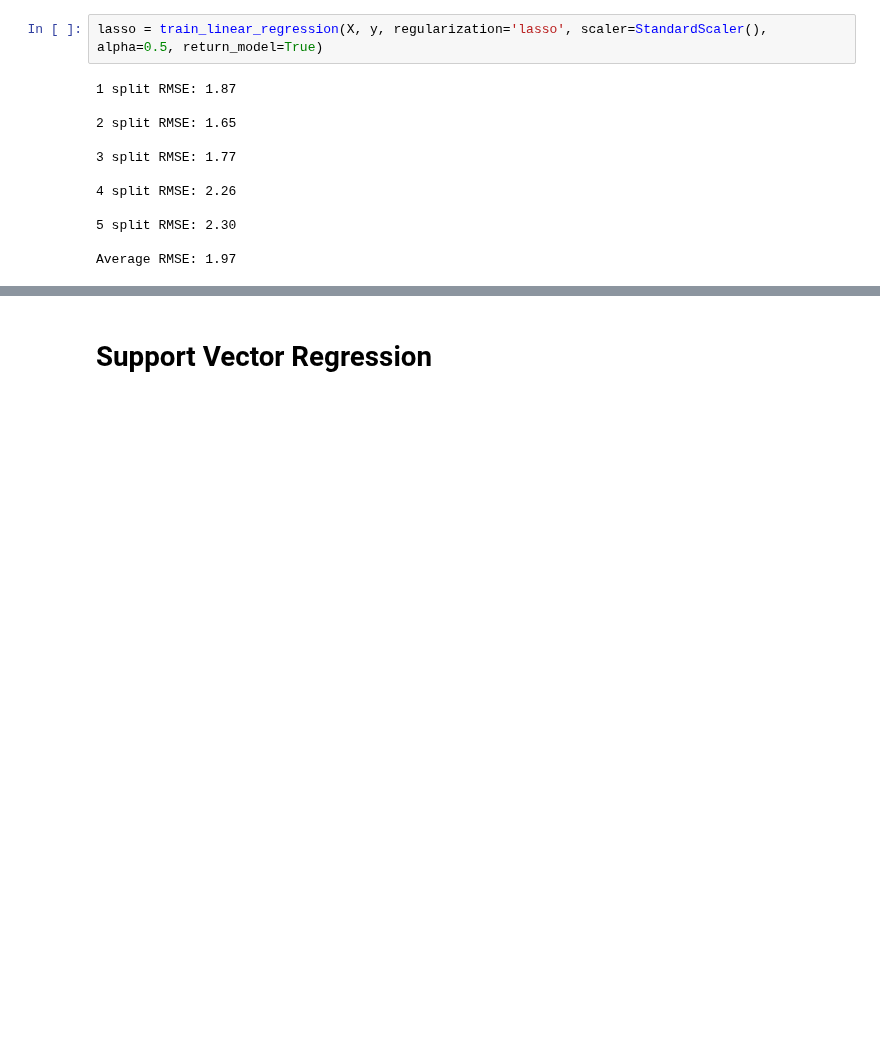
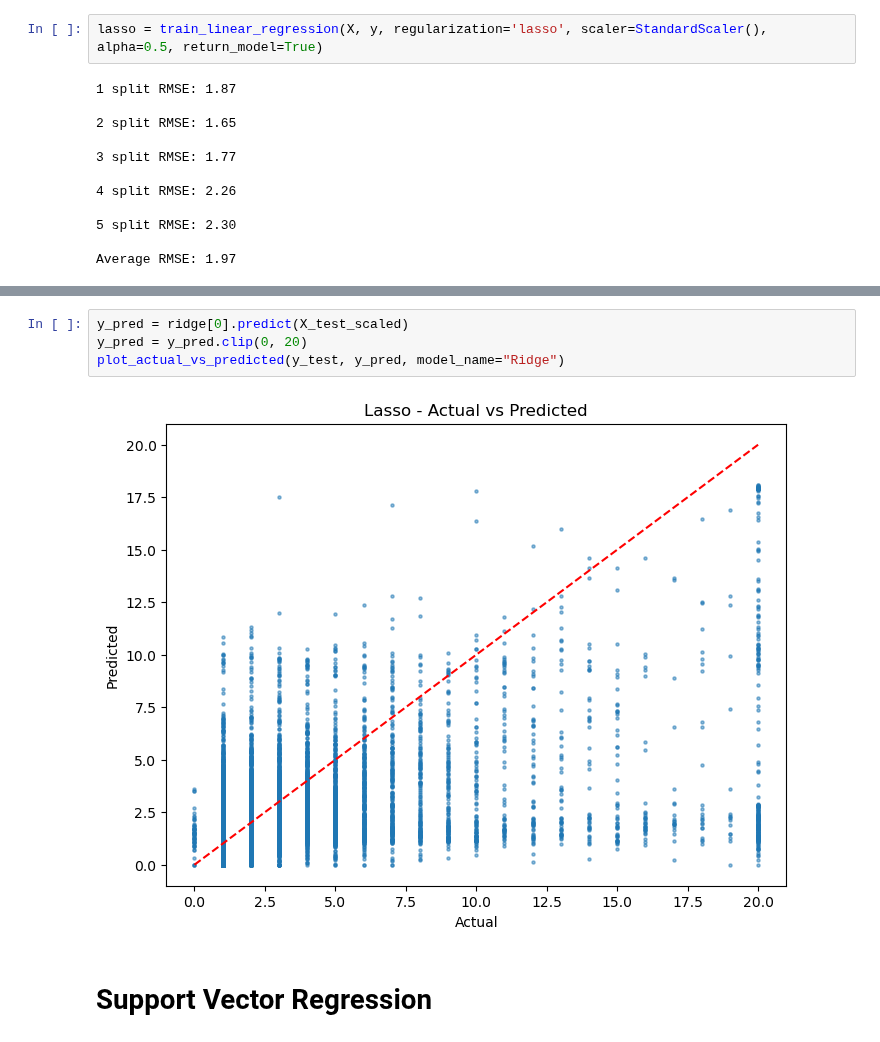
Before and after one commit to Alexennk/ml-ds-practice, a Jupyter notebook: notebooks/baseline_modeling.ipynb, the cells around one changed output, grey strips where cells are left out. Cells and saved outputs as stored; diff of their text form; blank space fills up the shorter version.

```diff
--- a/notebooks/baseline_modeling.ipynb
+++ b/notebooks/baseline_modeling.ipynb
@@ -214,3 +263,9 @@ Average RMSE: 1.86
+# %%
+y_pred = ridge[0].predict(X_test_scaled)
+y_pred = y_pred.clip(0, 20)
+plot_actual_vs_predicted(y_test, y_pred, model_name="Ridge")
+# %% [output]
+[figure, added]
 # %% [markdown]
 # Support Vector Regression
 # %%
```
Also changed, not shown: parts of 31 cells of this notebook, 1 other file.
